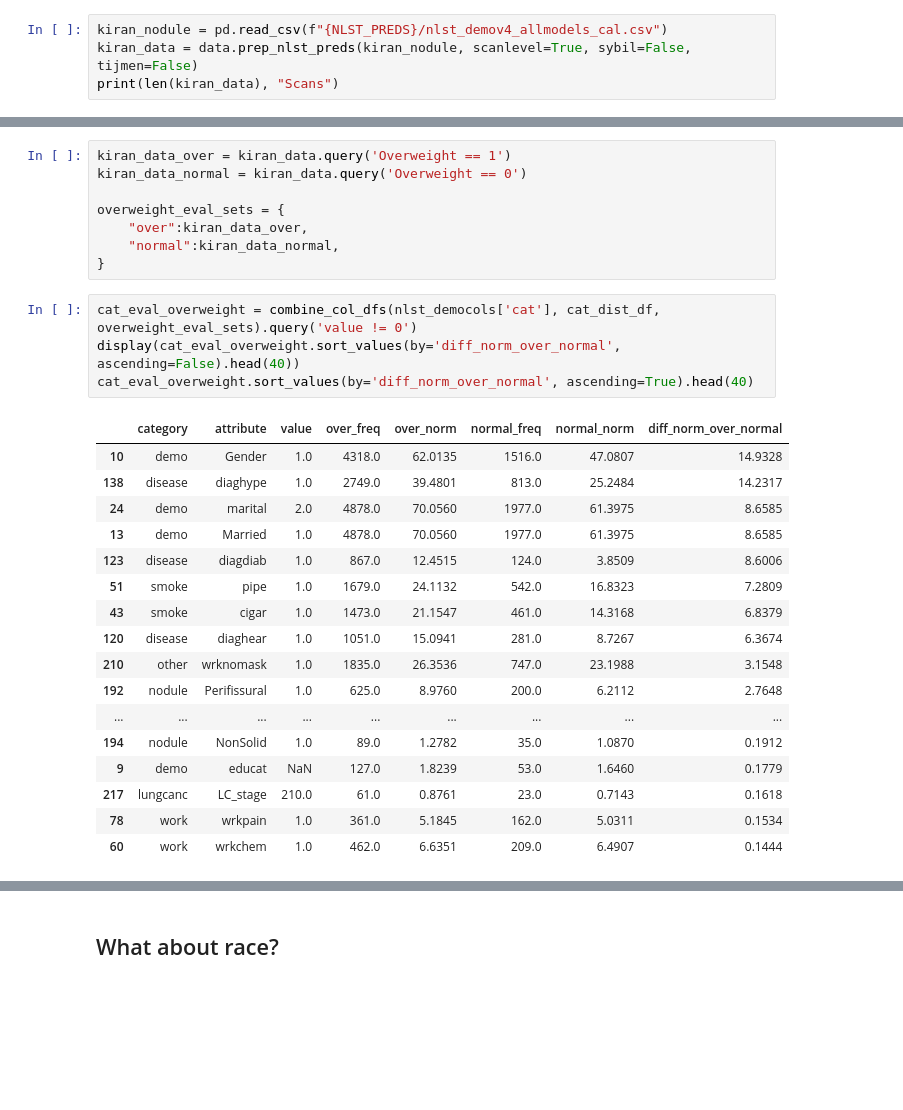
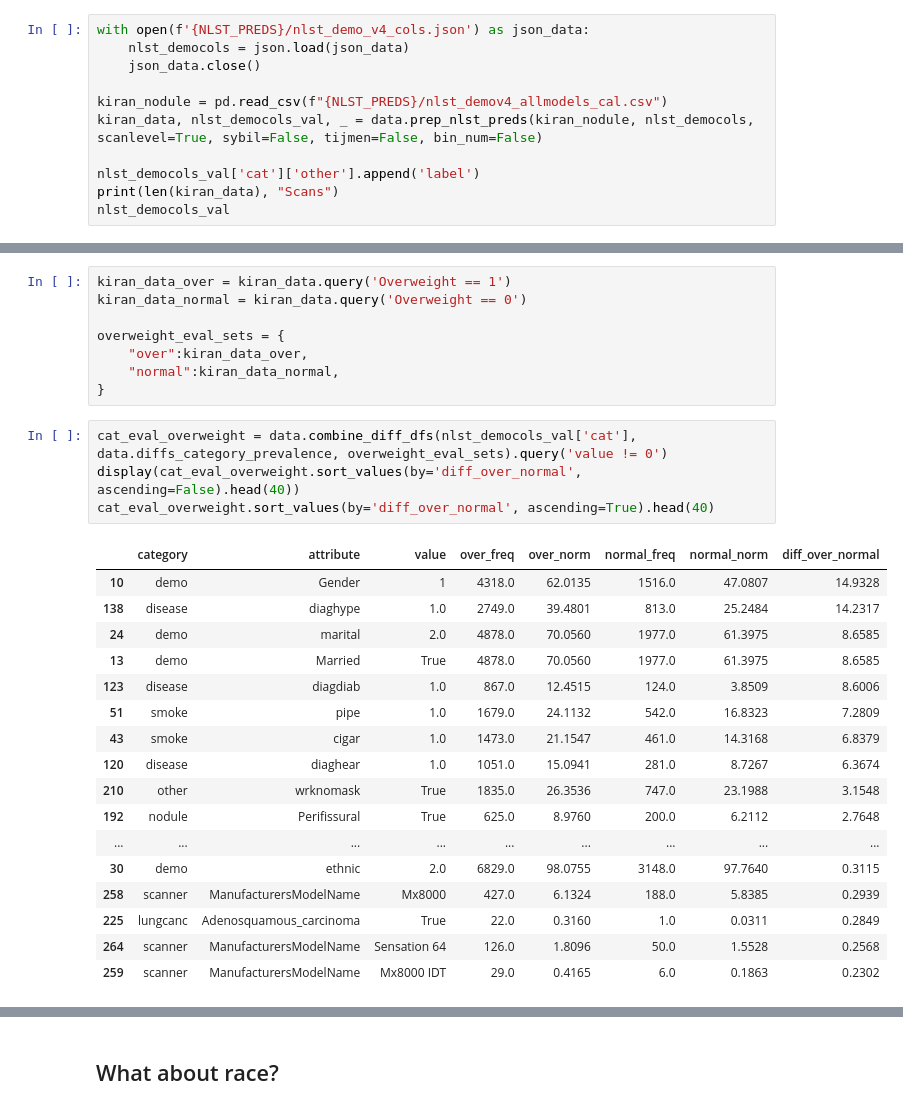
Before and after one commit to DIAGNijmegen/bodyct-lung-malignancy-fairness, a Jupyter notebook: nlst/nlst_traininfo.ipynb, the cells around one changed output, grey strips where cells are left out. Cells and saved outputs as stored; diff of their text form; blank space fills up the shorter version.

```diff
--- a/nlst/nlst_traininfo.ipynb
+++ b/nlst/nlst_traininfo.ipynb
@@ -27,8 +27,15 @@ NLST_PREDS = f"{TEAMS_DIR}/nlst" ## Comment out if not using Teams backup (aka C
 # %% [markdown]
 ## Get training data for each model
 # %%
+with open(f'{NLST_PREDS}/nlst_demo_v4_cols.json') as json_data:
+    nlst_democols = json.load(json_data)
+    json_data.close()
+
 kiran_nodule = pd.read_csv(f"{NLST_PREDS}/nlst_demov4_allmodels_cal.csv")
-kiran_data = data.prep_nlst_preds(kiran_nodule, scanlevel=True, sybil=False, tijmen=False)
+kiran_data, nlst_democols_val, _ = data.prep_nlst_preds(kiran_nodule, nlst_democols, scanlevel=True, sybil=False, tijmen=False, bin_num=False)
+
+nlst_democols_val['cat']['other'].append('label')
 print(len(kiran_data), "Scans")
+nlst_democols_val
 # %% [output]
 10183 Scans
@@ -1207,24 +1102,24 @@ overweight_eval_sets = {
     "normal":kiran_data_normal,
 }
 # %%
-cat_eval_overweight = combine_col_dfs(nlst_democols['cat'], cat_dist_df, overweight_eval_sets).query('value != 0')
-display(cat_eval_overweight.sort_values(by='diff_norm_over_normal', ascending=False).head(40))
-cat_eval_overweight.sort_values(by='diff_norm_over_normal', ascending=True).head(40)
+cat_eval_overweight = data.combine_diff_dfs(nlst_democols_val['cat'], data.diffs_category_prevalence, overweight_eval_sets).query('value != 0')
+display(cat_eval_overweight.sort_values(by='diff_over_normal', ascending=False).head(40))
+cat_eval_overweight.sort_values(by='diff_over_normal', ascending=True).head(40)
 # %% [output]
-|  | category | attribute | value | over_freq | over_norm | normal_freq | normal_norm | diff_norm_over_normal |
-| 10 | demo | Gender | 1.0 | 4318.0 | 62.0135 | 1516.0 | 47.0807 | 14.9328 |
+|  | category | attribute | value | over_freq | over_norm | normal_freq | normal_norm | diff_over_normal |
+| 10 | demo | Gender | 1 | 4318.0 | 62.0135 | 1516.0 | 47.0807 | 14.9328 |
 | 138 | disease | diaghype | 1.0 | 2749.0 | 39.4801 | 813.0 | 25.2484 | 14.2317 |
 | 24 | demo | marital | 2.0 | 4878.0 | 70.0560 | 1977.0 | 61.3975 | 8.6585 |
-| 13 | demo | Married | 1.0 | 4878.0 | 70.0560 | 1977.0 | 61.3975 | 8.6585 |
+| 13 | demo | Married | True | 4878.0 | 70.0560 | 1977.0 | 61.3975 | 8.6585 |
 | 123 | disease | diagdiab | 1.0 | 867.0 | 12.4515 | 124.0 | 3.8509 | 8.6006 |
 | 51 | smoke | pipe | 1.0 | 1679.0 | 24.1132 | 542.0 | 16.8323 | 7.2809 |
 | 43 | smoke | cigar | 1.0 | 1473.0 | 21.1547 | 461.0 | 14.3168 | 6.8379 |
 | 120 | disease | diaghear | 1.0 | 1051.0 | 15.0941 | 281.0 | 8.7267 | 6.3674 |
-| 210 | other | wrknomask | 1.0 | 1835.0 | 26.3536 | 747.0 | 23.1988 | 3.1548 |
-| 192 | nodule | Perifissural | 1.0 | 625.0 | 8.9760 | 200.0 | 6.2112 | 2.7648 |
+| 210 | other | wrknomask | True | 1835.0 | 26.3536 | 747.0 | 23.1988 | 3.1548 |
+| 192 | nodule | Perifissural | True | 625.0 | 8.9760 | 200.0 | 6.2112 | 2.7648 |
 | ... | ... | ... | ... | ... | ... | ... | ... | ... |
-| 194 | nodule | NonSolid | 1.0 | 89.0 | 1.2782 | 35.0 | 1.0870 | 0.1912 |
-| 9 | demo | educat | NaN | 127.0 | 1.8239 | 53.0 | 1.6460 | 0.1779 |
-| 217 | lungcanc | LC_stage | 210.0 | 61.0 | 0.8761 | 23.0 | 0.7143 | 0.1618 |
-| 78 | work | wrkpain | 1.0 | 361.0 | 5.1845 | 162.0 | 5.0311 | 0.1534 |
-| 60 | work | wrkchem | 1.0 | 462.0 | 6.6351 | 209.0 | 6.4907 | 0.1444 |
+| 30 | demo | ethnic | 2.0 | 6829.0 | 98.0755 | 3148.0 | 97.7640 | 0.3115 |
+| 258 | scanner | ManufacturersModelName | Mx8000 | 427.0 | 6.1324 | 188.0 | 5.8385 | 0.2939 |
+| 225 | lungcanc | Adenosquamous_carcinoma | True | 22.0 | 0.3160 | 1.0 | 0.0311 | 0.2849 |
+| 264 | scanner | ManufacturersModelName | Sensation 64 | 126.0 | 1.8096 | 50.0 | 1.5528 | 0.2568 |
+| 259 | scanner | ManufacturersModelName | Mx8000 IDT | 29.0 | 0.4165 | 6.0 | 0.1863 | 0.2302 |
```
Also changed, not shown: parts of 66 cells of this notebook, 2 other files.
